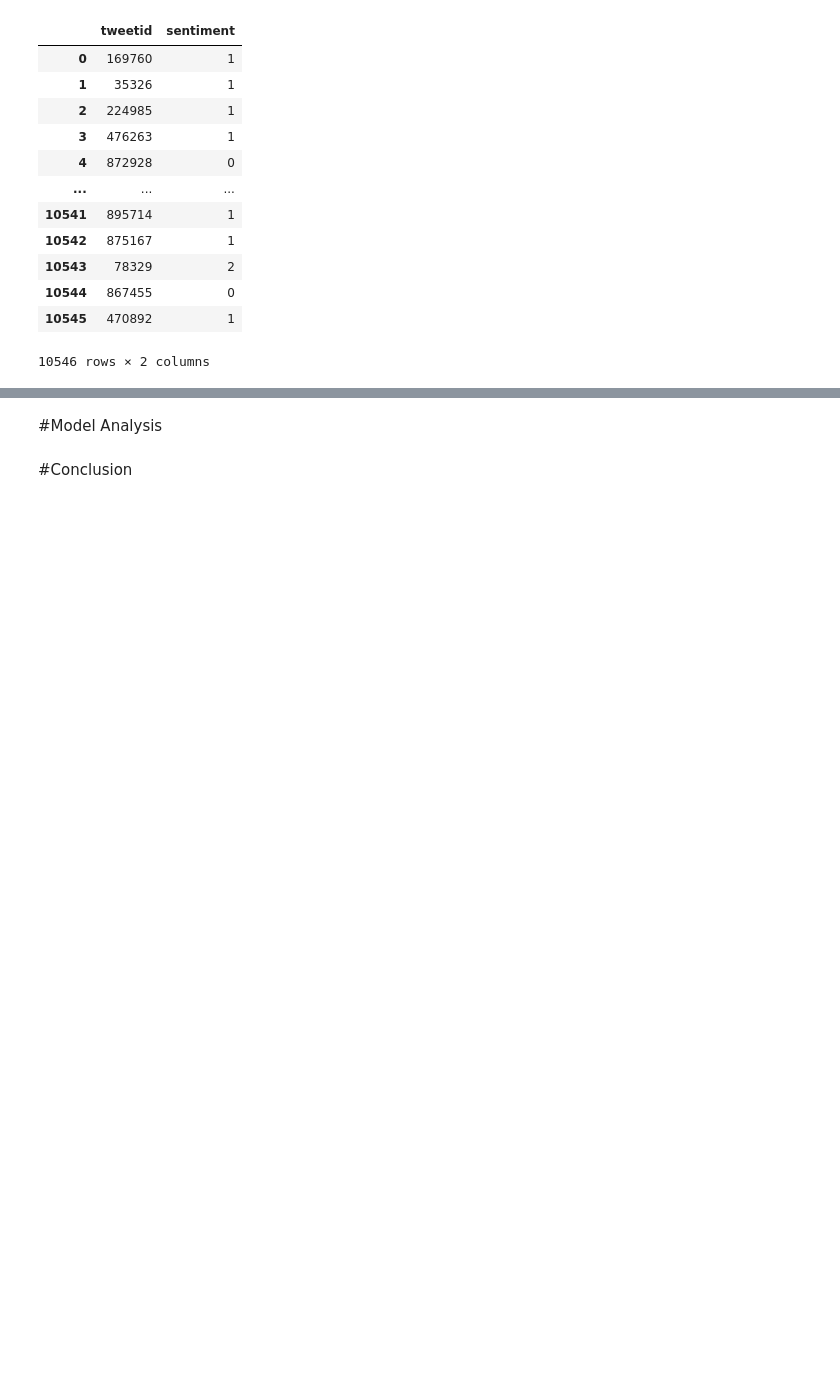
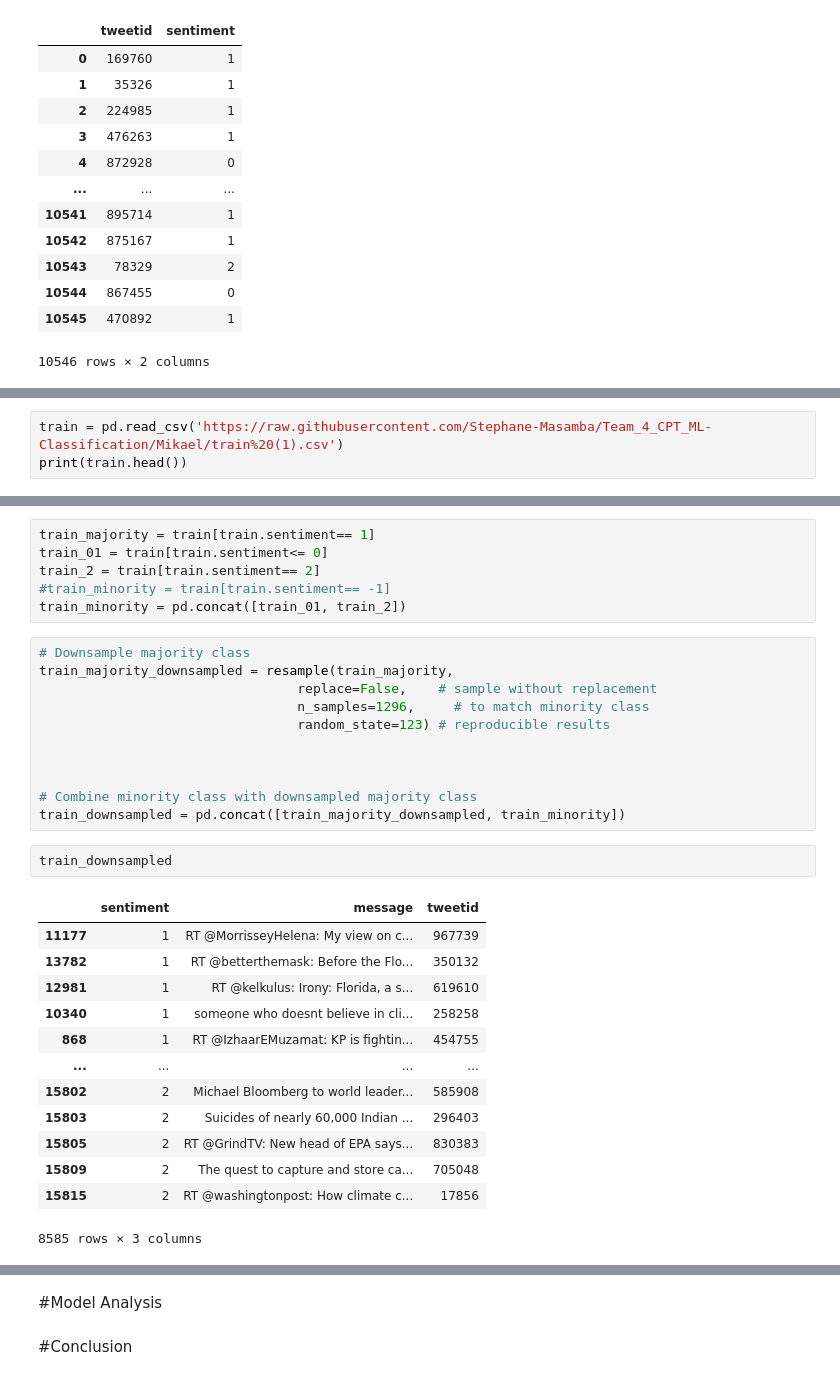
Before and after one commit to Stephane-Masamba/Team_4_CPT_ML-Classification, a Jupyter notebook: Copy_of_Mikael_Daniels_Classification2.ipynb, the cells around one changed output, grey strips where cells are left out. Saved outputs shown, nothing was run; the diff lists cells and outputs as text; blank space fills up the shorter version.

```diff
--- a/Copy_of_Mikael_Daniels_Classification2.ipynb
+++ b/Copy_of_Mikael_Daniels_Classification2.ipynb
@@ -798,0 +801,3 @@ submission
+# %%
+train = pd.read_csv('https://raw.githubusercontent.com/Stephane-Masamba/Team_4_CPT_ML-Classification/Mikael/train%20(1).csv')
+print(train.head())
@@ -798,0 +831,33 @@ submission
+# %%
+train_majority = train[train.sentiment== 1]
+train_01 = train[train.sentiment<= 0]
+train_2 = train[train.sentiment== 2]
+#train_minority = train[train.sentiment== -1]
+train_minority = pd.concat([train_01, train_2])
+# %%
+# Downsample majority class
+train_majority_downsampled = resample(train_majority,
+                                 replace=False,    # sample without replacement
+                                 n_samples=1296,     # to match minority class
+                                 random_state=123) # reproducible results
+
+
+
+# Combine minority class with downsampled majority class
+train_downsampled = pd.concat([train_majority_downsampled, train_minority])
+# %%
+train_downsampled
+# %% [output]
+|  | sentiment | message | tweetid |
+| 11177 | 1 | RT @MorrisseyHelena: My view on c... | 967739 |
+| 13782 | 1 | RT @betterthemask: Before the Flo... | 350132 |
+| 12981 | 1 | RT @kelkulus: Irony: Florida, a s... | 619610 |
+| 10340 | 1 | someone who doesnt believe in cli... | 258258 |
+| 868 | 1 | RT @IzhaarEMuzamat: KP is fightin... | 454755 |
+| ... | ... | ... | ... |
+| 15802 | 2 | Michael Bloomberg to world leader... | 585908 |
+| 15803 | 2 | Suicides of nearly 60,000 Indian ... | 296403 |
+| 15805 | 2 | RT @GrindTV: New head of EPA says... | 830383 |
+| 15809 | 2 | The quest to capture and store ca... | 705048 |
+| 15815 | 2 | RT @washingtonpost: How climate c... | 17856 |
+8585 rows × 3 columns
```
Also changed, not shown: parts of 32 cells of this notebook.
